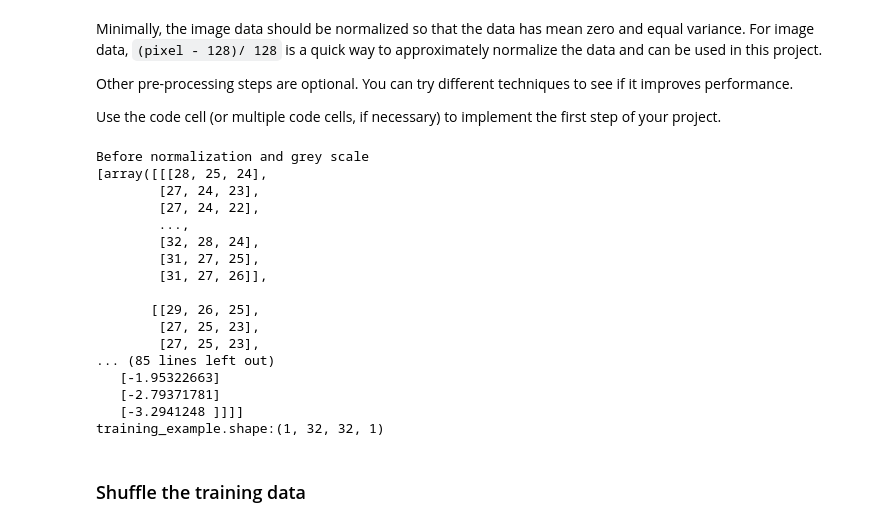
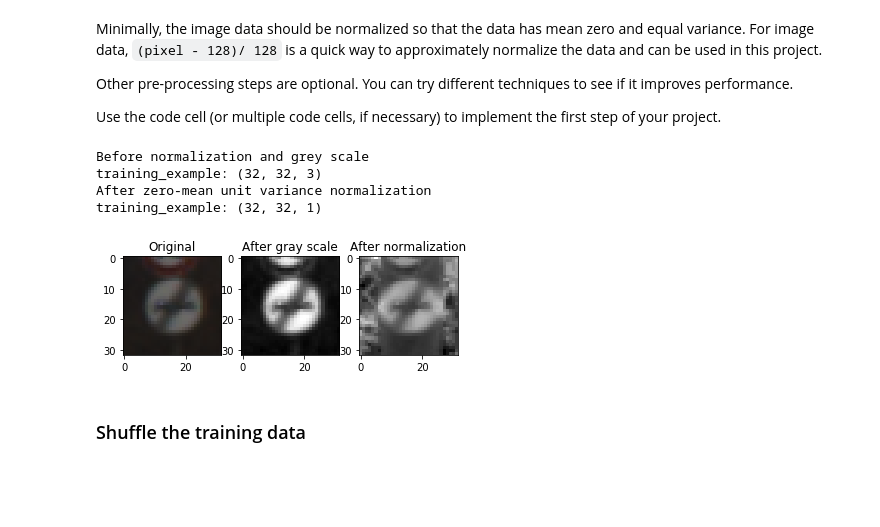
Before and after one commit to wangjubo/Udacity, a Jupyter notebook: SelfDrivingCarNanoDegree/CarND-Traffic-Sign-Classifier-Project/Traffic_Sign_Classifier.ipynb, the cells around one changed output. Saved outputs shown, nothing was run; the diff lists cells and outputs as text; code cells hidden in the pictures; blank space fills up the shorter version.

```diff
--- a/SelfDrivingCarNanoDegree/CarND-Traffic-Sign-Classifier-Project/Traffic_Sign_Classifier.ipynb
+++ b/SelfDrivingCarNanoDegree/CarND-Traffic-Sign-Classifier-Project/Traffic_Sign_Classifier.ipynb
@@ -141,56 +147,74 @@ Use the code cell (or multiple code cells, if necessary) to implement the first
 # %%
 ### Preprocess the data here. It is required to normalize the data. Other preprocessing steps could include
 ### converting to grayscale, etc.
 ### Feel free to use as many code cells as needed.
 from sklearn.preprocessing import scale
 from skimage import color
 from skimage import io
+import numpy as np
+from matplotlib.pyplot import *
 
+
+example_index = 2
 train = np.copy(X_train)
-training_example = [train[0]]
+training_example = [train[example_index]]
+
 print("Before normalization and grey scale")
-print(training_example)
+subplot(1,3,1)
+plt.title("Original")
+plt.imshow(train[example_index])
+
+print("training_example: {}".format(np.asarray(train[example_index]).shape))
+
+def gray_datasets(datasets):
+    output = []
+    for idx, img in enumerate(datasets):
+        # grey scale
+        img = color.rgb2gray(img)
+        output.append(img)
+
+    return np.asarray(output)
 
 def normalize_datasets(datasets):
     output = []
     for idx, img in enumerate(datasets):
-        # grey scale
-        img = color.rgb2gray(img)
         # normalize
         img = scale(img)
         # add extra dimension
         img = img[..., np.newaxis]
         output.append(img)
+    return np.asarray(output)
+
+def preprocess_datasets(datasets):
+    datasets = gray_datasets(datasets)
+    datasets = normalize_datasets(datasets)
+    return datasets
+
+training_example = gray_datasets(training_example)
+subplot(1,3,2)
+plt.title("After gray scale")
+plt.imshow(training_example[0], cmap='gray')
+
+training_example = normalize_datasets(training_example)
+subplot(1,3,3)
+plt.title("After normalization")
+plt.imshow(training_example[0].transpose(2,0,1)[0], cmap='gray')
+
+print("After zero-mean unit variance normalization")
+print("training_example: {}".format(training_example[0].shape))
 
 
-    return np.asarray(output)
+plt.savefig("before_after_grey_scaling.png")
 
-print("After zero-mean unit variance normalization")
-training_example = normalize_datasets(training_example)
-print("{}".format(training_example))
-print("training_example.shape:{}".format(training_example.shape))
-
-X_train = normalize_datasets(X_train)
-X_valid = normalize_datasets(X_valid)
-X_test = normalize_datasets(X_test)
+X_train = preprocess_datasets(X_train)
+X_valid = preprocess_datasets(X_valid)
+X_test = preprocess_datasets(X_test)
 # %% [output]
 Before normalization and grey scale
-[array([[[28, 25, 24],
-        [27, 24, 23],
-        [27, 24, 22],
-        ...,
-        [32, 28, 24],
-        [31, 27, 25],
-        [31, 27, 26]],
-
-       [[29, 26, 25],
-        [27, 25, 23],
-        [27, 25, 23],
-... (85 lines left out)
-   [-1.95322663]
-   [-2.79371781]
-   [-3.2941248 ]]]]
-training_example.shape:(1, 32, 32, 1)
+training_example: (32, 32, 3)
+After zero-mean unit variance normalization
+training_example: (32, 32, 1)
+[figure, added]
 # %% [markdown]
 ### Shuffle the training data
 # %%
```
Also changed, not shown: parts of 15 cells of this notebook, 10 other files.
